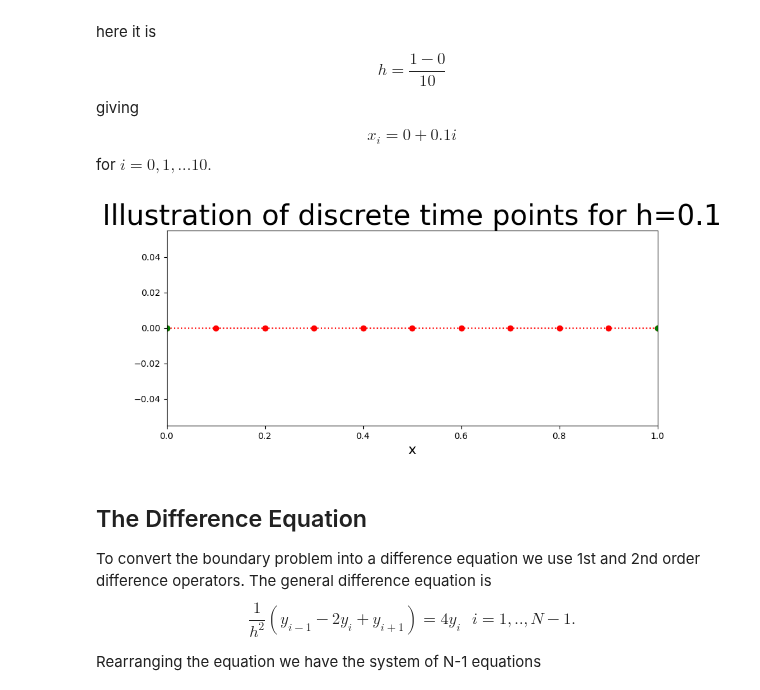
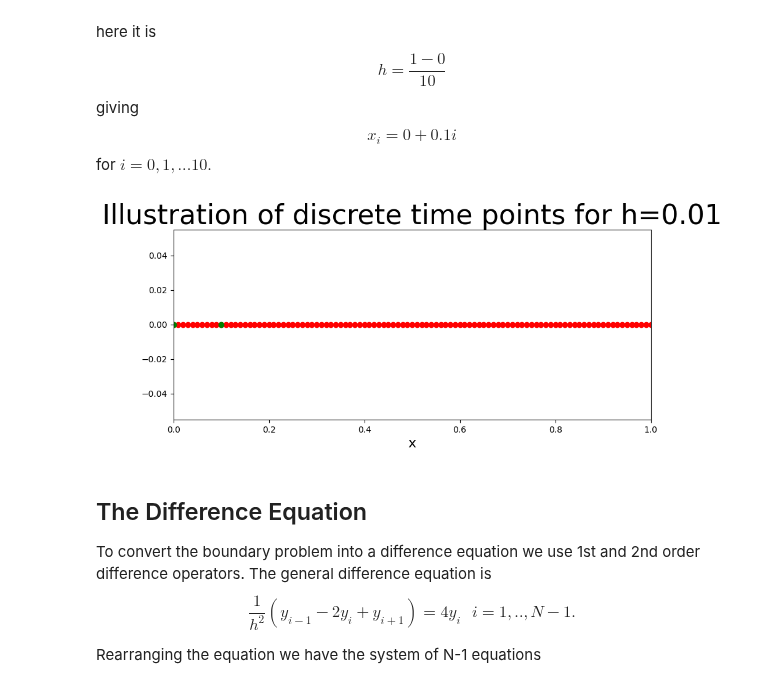
Before and after one commit to rcs1994/Teaching_DL4DEs_Fall_2025, a Jupyter notebook: Second_order_ODEs.ipynb, the cells around one changed output. Cells and saved outputs as stored; diff of their text form; code cells hidden in the pictures.

```diff
--- a/Second_order_ODEs.ipynb
+++ b/Second_order_ODEs.ipynb
@@ -39,21 +39,21 @@ giving
 for $i=0,1,...10.$
 # %%
 ## BVP
-N=10
+N=100
 h=1/N
 x=np.linspace(0,1,N+1)
 fig = plt.figure(figsize=(10,4))
 plt.plot(x,0*x,'o:',color='red')
 plt.plot(x[0],0,'o:',color='green')
 plt.plot(x[10],0,'o:',color='green')
 
 
 plt.xlim((0,1))
 plt.xlabel('x',fontsize=16)
 plt.title('Illustration of discrete time points for h=%s'%(h),fontsize=32)
 plt.show()
 # %% [output]
-[figure, old version]
+[figure, new version]
 # %% [markdown]
 ## The Difference Equation
 To convert the boundary problem into a difference equation we use 1st and 2nd order difference operators.
```
Also changed, not shown: parts of 2 cells of this notebook.
